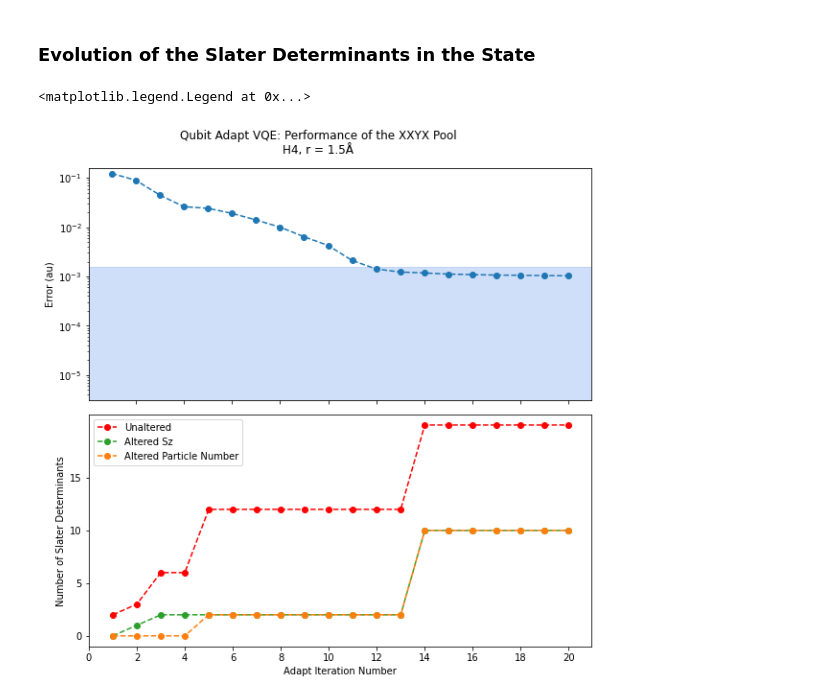
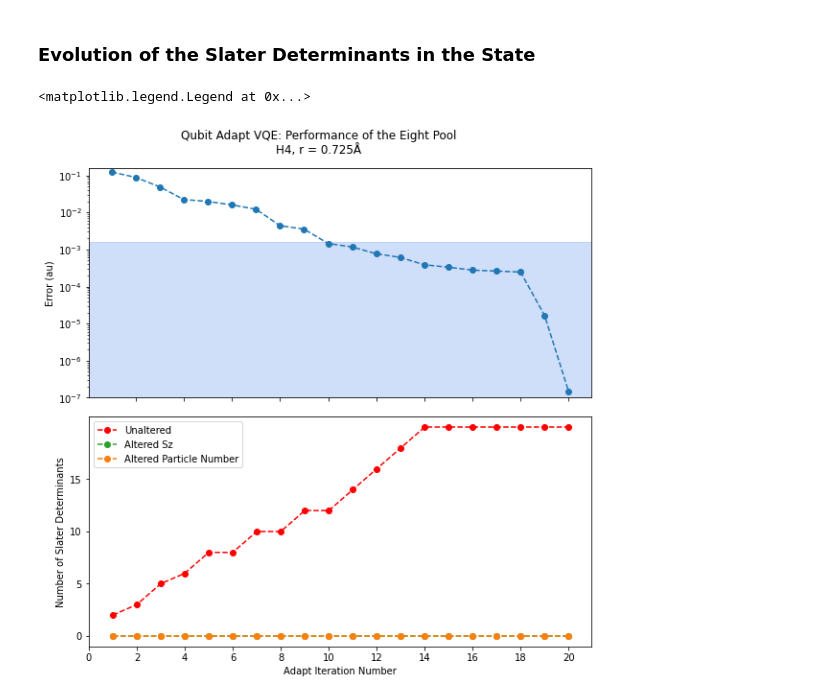
Before and after one commit to mafaldaramoa/VQE, a Jupyter notebook: CIRQ_AdaptVQE.ipynb, the cells around one changed output. Drawn from its saved outputs; the diff is of its cells as text; code cells hidden in the pictures.

```diff
--- a/CIRQ_AdaptVQE.ipynb
+++ b/CIRQ_AdaptVQE.ipynb
@@ -2602,0 +3157,6 @@ User uploaded file "LiH_SGSD_10_removing_150%.pkl" with length 22762971 bytes
+# %%
+for i in range(removing.iterationCounter):
+  print(i,oH.fci_energy - removing.evolution["energies"][i],len(removing.evolution["indices"][i]))
+
+for i in range(singlet.iterationCounter):
+  print(i,oH.fci_energy - singlet.evolution["energies"][i],len(singlet.evolution["indices"][i]))
@@ -2602,0 +3193,4 @@ User uploaded file "LiH_SGSD_10_removing_150%.pkl" with length 22762971 bytes
+# %%
+print(data.result["indices"])
+for i in range(20):
+  print(i+1,data.evolution["energies"][i])
@@ -3204,8 +4066,15 @@ plt.legend()
 # %% [markdown]
 ### Evolution of the Slater Determinants in the State
 # %%
-myData = xxyx
-poolName = "XXYX"
+myData = data
+poolName = "XXYX Four"
+poolName = "Eight"
+# %%
+badCounts, badProb = evaluateAdaptSDs(myData,
+                                         sparseReferenceState,
+                                         myData.sparsePool)
+
+correctSDList, badSpinList, badNumberList = badCounts
 # %%
 # Plot evolution of the energy and gradient along the optimization,
 #along with the number of fully correct Slater determinants in the superposition,
@@ -3228,37 +4097,37 @@ axs[0].plot(range(start+1,stop+1),energies2, '--o')
 
 axs[0].set_ylabel("Error (au)")
 axs[0].set_yscale('log')
-axs[0].set_ylim([10**-5.5,10**(-0.8)])
+axs[0].set_ylim([10**-7,10**(-0.8)])
 
 minAccuracy = 0
 maxAccuracy = chemicalAccuracy
 l = axs[0].axhspan(minAccuracy, maxAccuracy, alpha=0.3, color = 'cornflowerblue')
 
 axs[1].plot(range(start+1,stop+1),
          correctSDList[start:stop],
          '--o',
          label = "Unaltered", color = 'r')
 
 axs[1].plot(range(start+1,stop+1),
          badSpinList[start:stop],
          '--o',
          label = "Altered Sz",
          color = 'tab:green')
 
 axs[1].plot(range(start+1,stop+1),
          badNumberList[start:stop],
          '--o',
          label = "Altered Particle Number",
          color = 'tab:orange')
 
 axs[1].set_ylabel("Number of Slater Determinants")
 
 axs[1].set_yticks(range(0,correctSDList[-1],5))
 
 plt.xticks(range(start,stop+1,int((stop-start)/10)))
 axs[1].set_xlabel("Adapt Iteration Number")
 
 plt.legend()
 # %% [output]
 <matplotlib.legend.Legend at 0x...>
-[figure, old version]
+[figure, new version]
```
Also changed, not shown: parts of 69 cells of this notebook.
